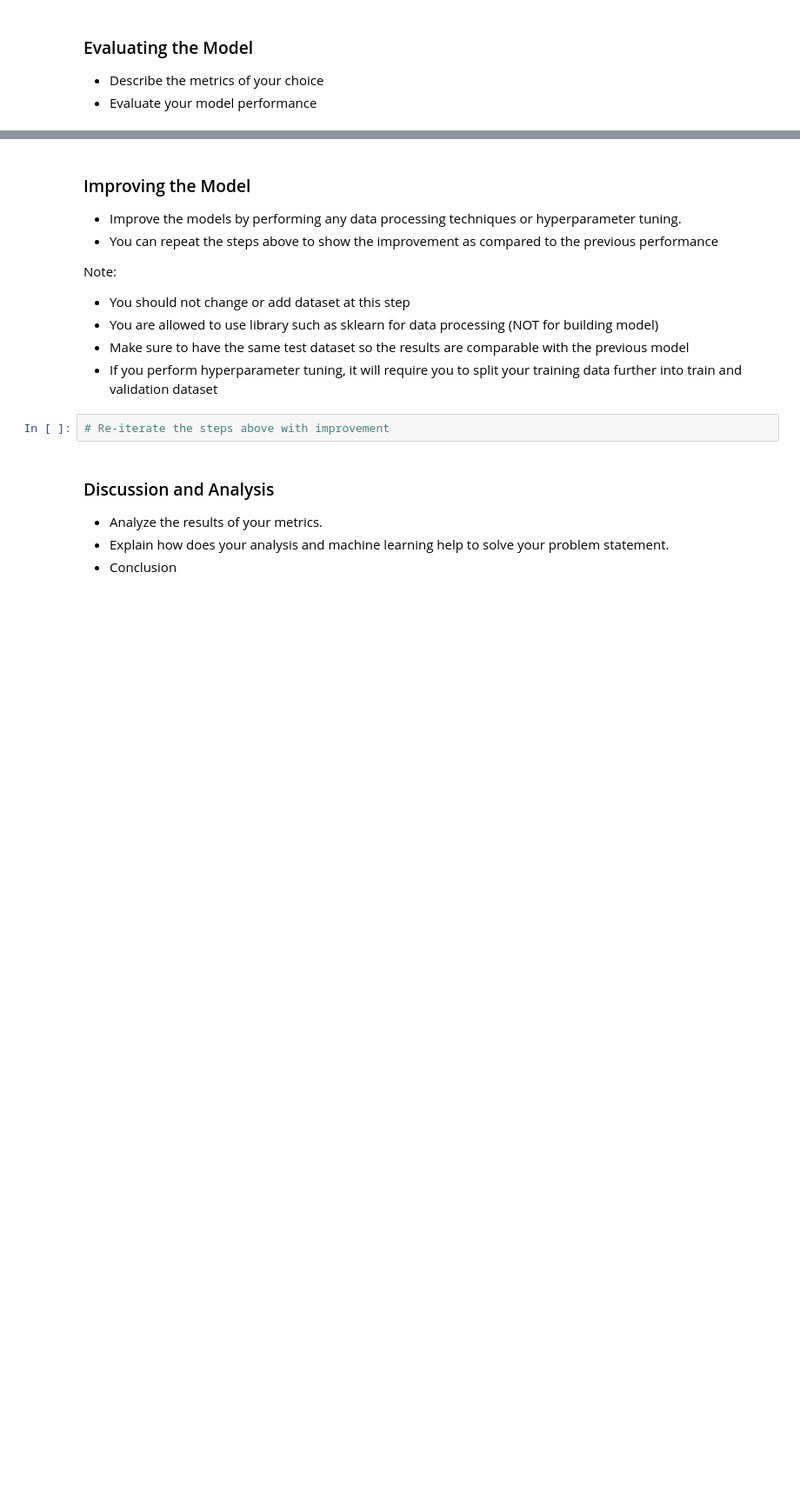
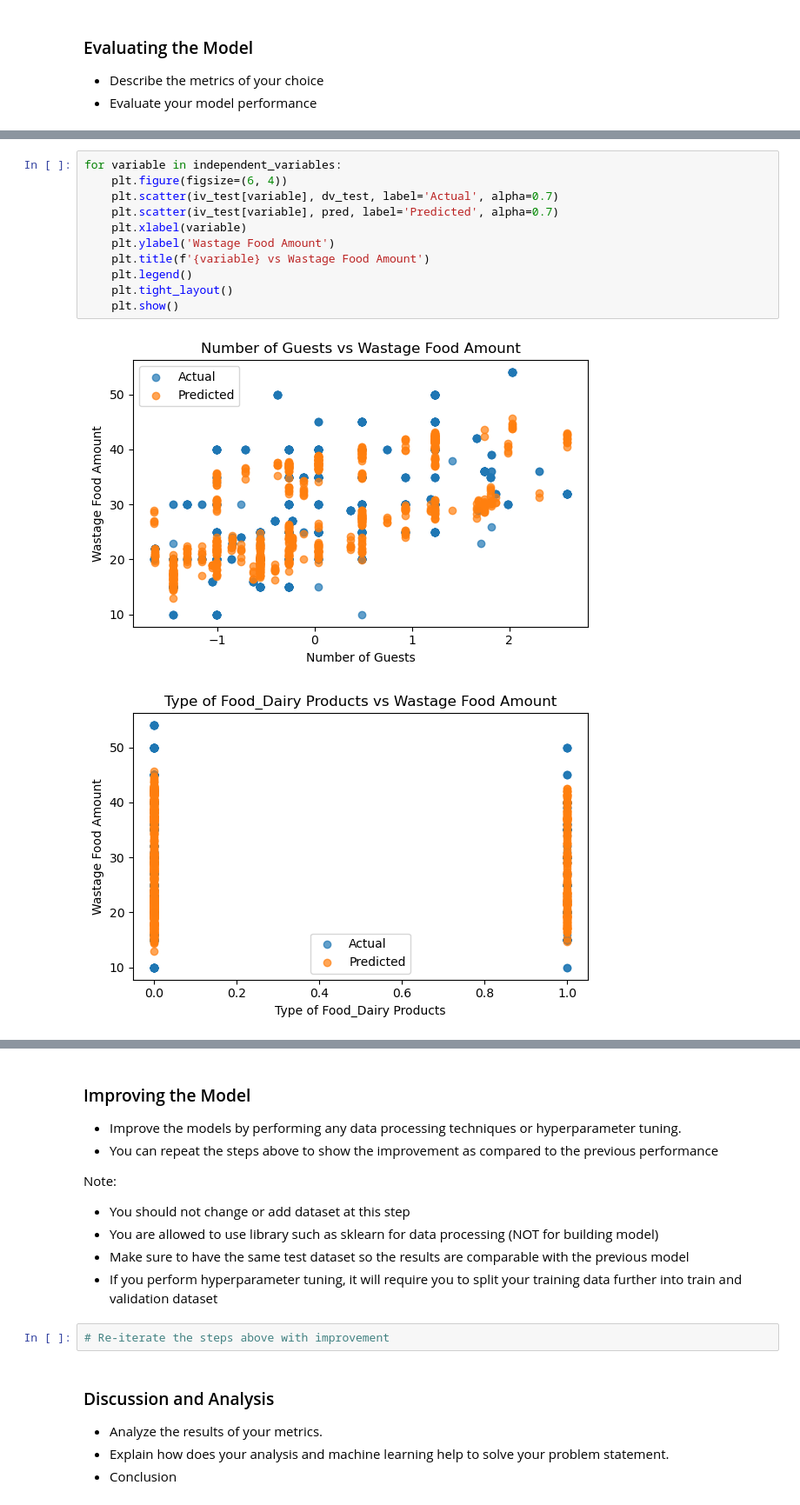
Before and after one commit to ziqiqiiii/DDW_DTP, a Jupyter notebook: Project Template.ipynb, the cells around one changed output, grey strips where cells are left out. Shown at 87% size. Saved outputs shown, nothing was run; the diff lists cells and outputs as text; blank space fills up the shorter version.

```diff
--- a/Project Template.ipynb
+++ b/Project Template.ipynb
@@ -473,0 +431,14 @@ plt.show()
+# %%
+for variable in independent_variables:
+    plt.figure(figsize=(6, 4))
+    plt.scatter(iv_test[variable], dv_test, label='Actual', alpha=0.7)
+    plt.scatter(iv_test[variable], pred, label='Predicted', alpha=0.7)
+    plt.xlabel(variable)
+    plt.ylabel('Wastage Food Amount')
+    plt.title(f'{variable} vs Wastage Food Amount')
+    plt.legend()
+    plt.tight_layout()
+    plt.show()
+# %% [output]
+[figure, added]
+[figure, added]
```
Also changed, not shown: parts of 13 cells of this notebook, 2 other files.
